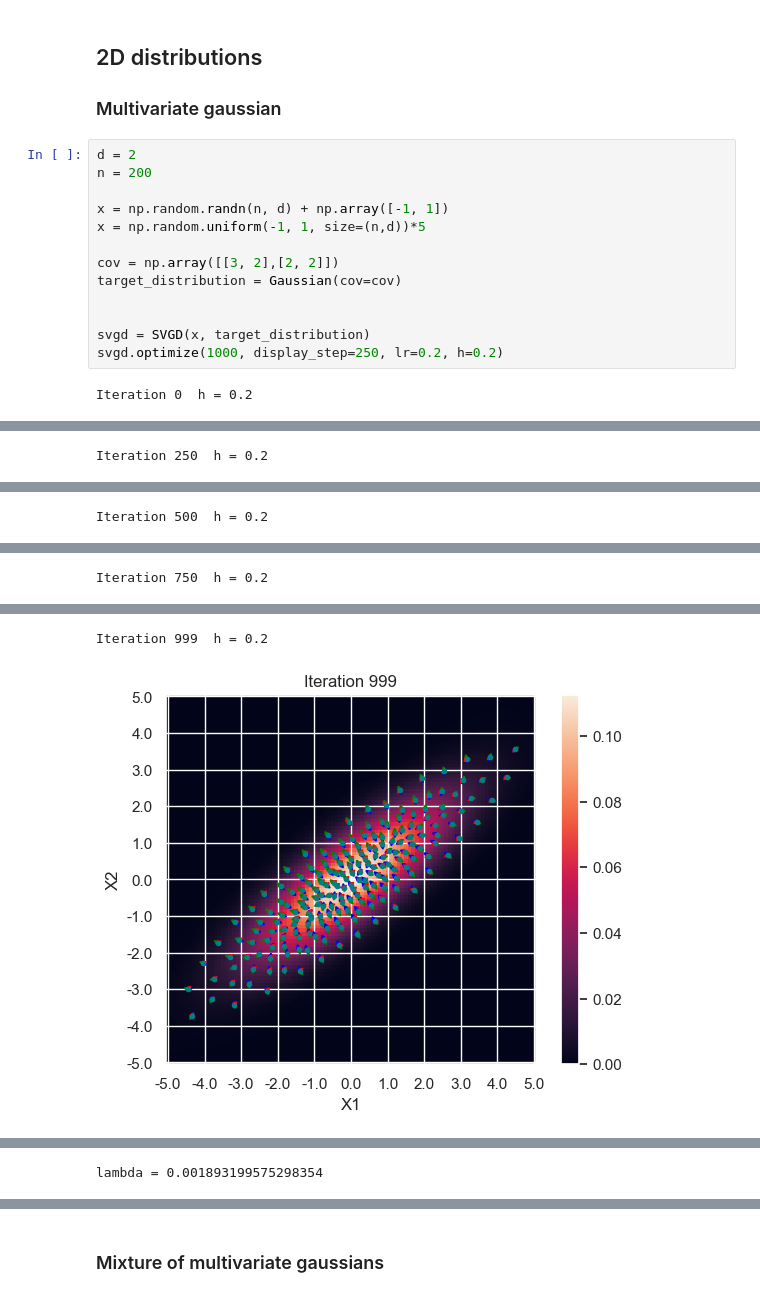
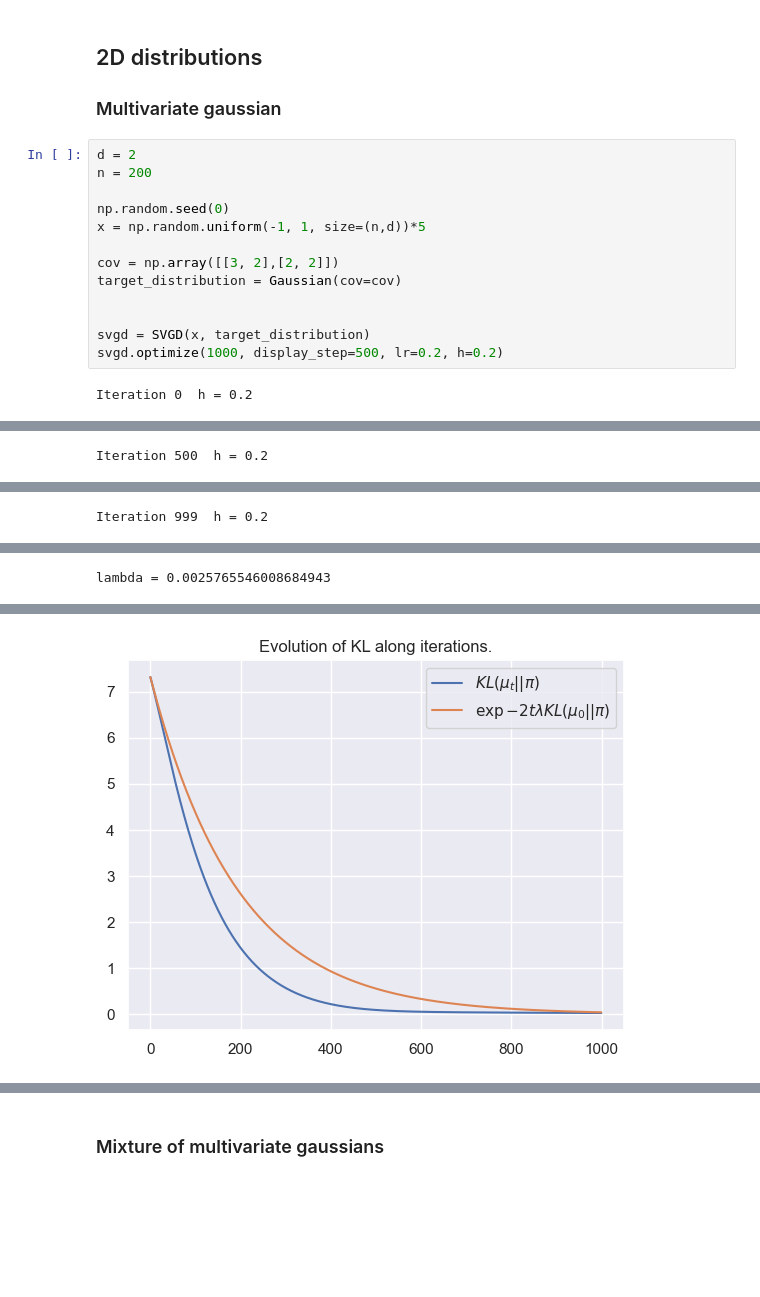
Before and after one commit to Matthieu-Carreau/Stein-Variational-Gradient-Descent, a Jupyter notebook: src/main.ipynb, the cells around one changed output, grey strips where cells are left out. Saved outputs shown, nothing was run; the diff lists cells and outputs as text; blank space fills up the shorter version.

Commit message:
add seeds for reproducibility

```diff
--- a/src/main.ipynb
+++ b/src/main.ipynb
@@ -116,7 +118,7 @@ lambda = 0.0009348733916418495
 d = 2
 n = 200
 
-x = np.random.randn(n, d) + np.array([-1, 1])
+np.random.seed(0)
 x = np.random.uniform(-1, 1, size=(n,d))*5
 
 cov = np.array([[3, 2],[2, 2]])
@@ -124,6 +126,6 @@ target_distribution = Gaussian(cov=cov)
 
 
 svgd = SVGD(x, target_distribution)
-svgd.optimize(1000, display_step=250, lr=0.2, h=0.2)
+svgd.optimize(1000, display_step=500, lr=0.2, h=0.2)
 # %% [output]
 Iteration 0  h = 0.2
@@ -131 +133 @@ Iteration 0  h = 0.2
-Iteration 250  h = 0.2
+Iteration 500  h = 0.2
@@ -133 +135 @@ Iteration 250  h = 0.2
-Iteration 500  h = 0.2
+Iteration 999  h = 0.2
@@ -135 +138 @@ Iteration 500  h = 0.2
-Iteration 750  h = 0.2
+lambda = 0.0025765546008684943
@@ -137,2 +139 @@ Iteration 750  h = 0.2
-Iteration 999  h = 0.2
-[figure, old version]
+[figure, new version]
@@ -140 +140,0 @@ Iteration 999  h = 0.2
-lambda = 0.001893199575298354
```
Also changed, not shown: parts of 6 cells of this notebook, 2 other files.
